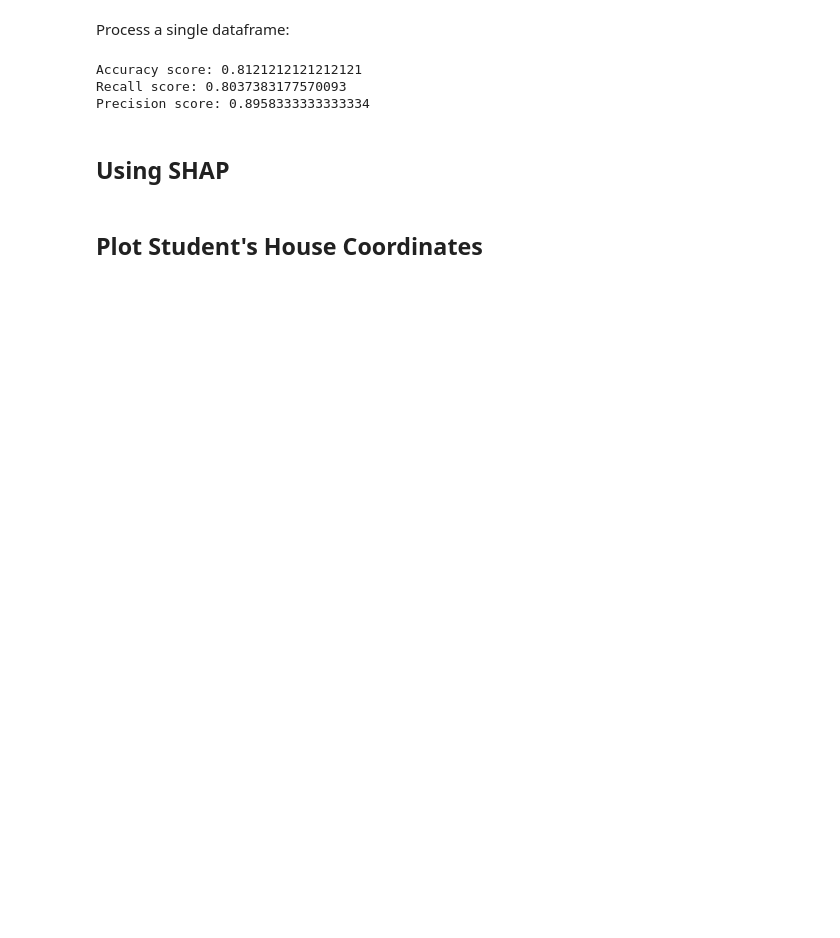
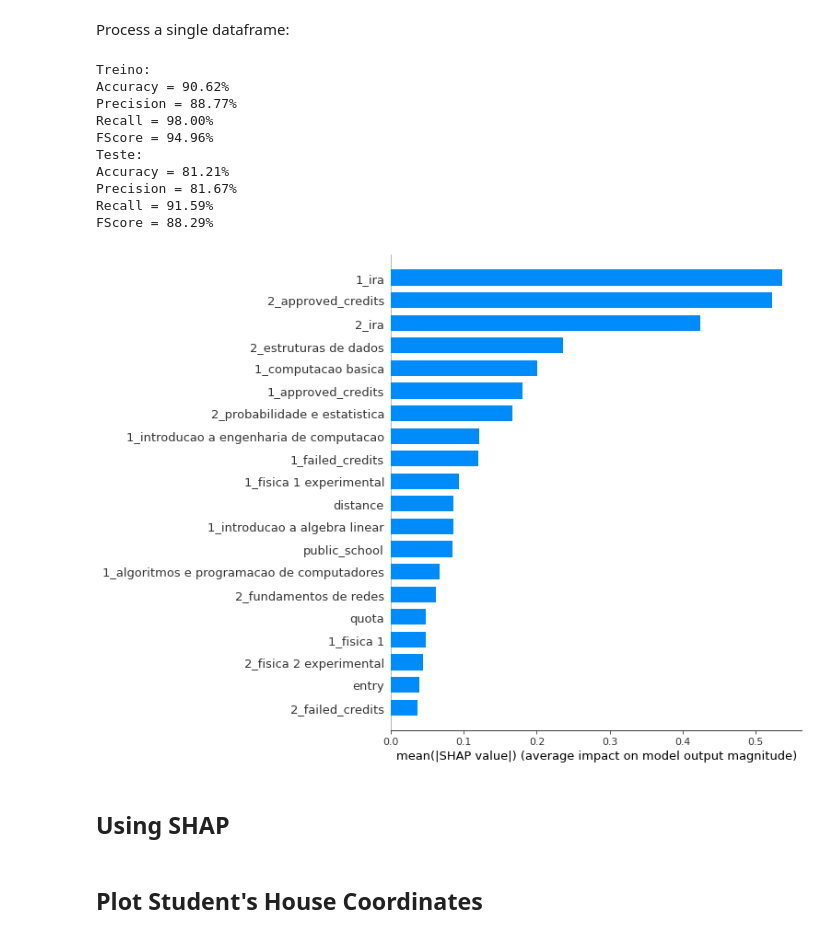
Before and after one commit to gnramos/trj-academica, a Jupyter notebook: pipeline/main.ipynb, the cells around one changed output. Cells and saved outputs as stored; diff of their text form; code cells hidden in the pictures; blank space fills up the shorter version.

Commit message:
calculating fscore manually

```diff
--- a/pipeline/main.ipynb
+++ b/pipeline/main.ipynb
@@ -200,11 +193,19 @@ Precision score: 0.8342245989304813
 Process a single dataframe:
 # %%
 course = 'engenharia de computação'
-model, X_test = process(data_process[course])
+model, X_test = catboost(data_process[course])
 # %% [output]
-Accuracy score: 0.8121212121212121
-Recall score: 0.8037383177570093
-Precision score: 0.8958333333333334
+Treino:
+Accuracy = 90.62%
+Precision = 88.77%
+Recall = 98.00%
+FScore = 94.96%
+Teste:
+Accuracy = 81.21%
+Precision = 81.67%
+Recall = 91.59%
+FScore = 88.29%
+[figure, added]
 # %% [markdown]
 ## Using SHAP
 # %%
```
Also changed, not shown: parts of 14 cells of this notebook, 11 other files.
